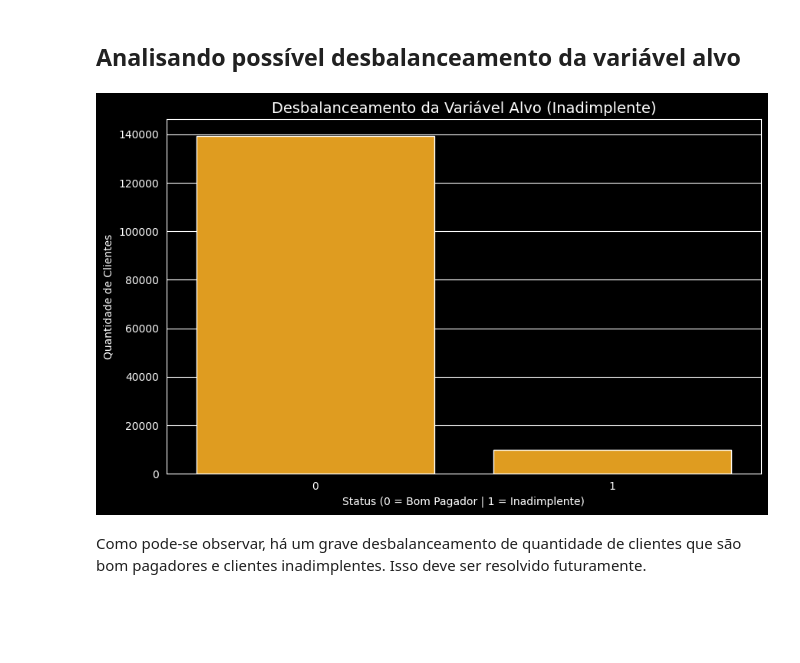
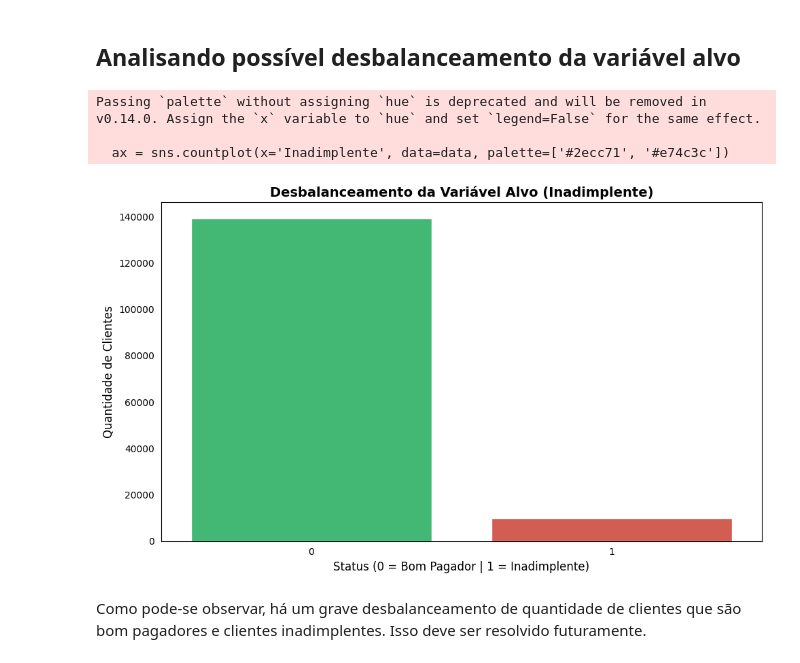
Before and after one commit to henriqueluza/Credit-Analysis-Model, a Jupyter notebook: modelo v2/notebooks/notebook2.ipynb, the cells around one changed output. Saved outputs shown, nothing was run; the diff lists cells and outputs as text; code cells hidden in the pictures; blank space fills up the shorter version.

```diff
--- a/modelo v2/notebooks/notebook2.ipynb
+++ b/modelo v2/notebooks/notebook2.ipynb
@@ -118,14 +118,26 @@ Com base nisso, pode-se perceber que as variáveis mais relevantes e com maior c
 # %% [markdown]
 ## Analisando possível desbalanceamento da variável alvo
 # %%
+# Gráfico: Desbalanceamento da Variável Alvo
 plt.figure(figsize=(10, 6))
-sns.countplot(x='Inadimplente', data=data, color="orange")
-plt.title('Desbalanceamento da Variável Alvo (Inadimplente)', fontsize=14)
-plt.xlabel('Status (0 = Bom Pagador | 1 = Inadimplente)')
-plt.ylabel('Quantidade de Clientes')
+ax = sns.countplot(hue='Inadimplente', data=data, palette=['#2ecc71', '#e74c3c'])
+plt.title('Desbalanceamento da Variável Alvo (Inadimplente)', fontsize=14, fontweight='bold', color='black')
+plt.xlabel('Status (0 = Bom Pagador | 1 = Inadimplente)', fontsize=12, color='black')
+plt.ylabel('Quantidade de Clientes', fontsize=12, color='black')
+ax.set_facecolor('white')
+ax.tick_params(colors='black')
+ax.spines['bottom'].set_color('black')
+ax.spines['left'].set_color('black')
+ax.spines['top'].set_color('black')
+ax.spines['right'].set_color('black')
+plt.gcf().patch.set_facecolor('white')
+plt.tight_layout()
 plt.show()
 # %% [output]
+Passing `palette` without assigning `hue` is deprecated and will be removed in v0.14.0. Assign the `x` variable to `hue` and set `legend=False` for the same effect.
+
+  ax = sns.countplot(x='Inadimplente', data=data, palette=['#2ecc71', '#e74c3c'])
-[figure, old version]
+[figure, new version]
 # %% [markdown]
 Como pode-se observar, há um grave desbalanceamento de quantidade de clientes que são bom pagadores e clientes inadimplentes. Isso deve ser resolvido futuramente.
 # %% [markdown]
```
Also changed, not shown: parts of 9 cells of this notebook.
